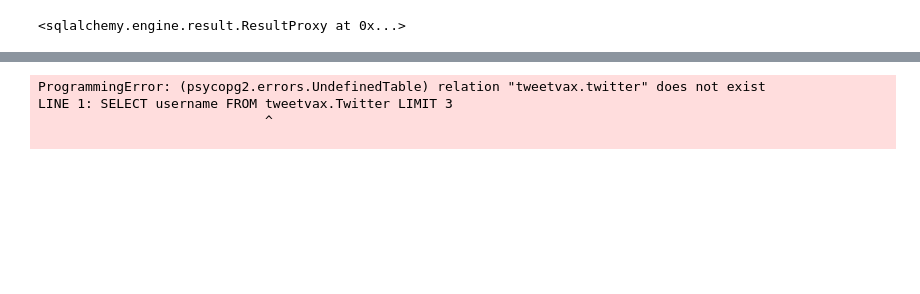
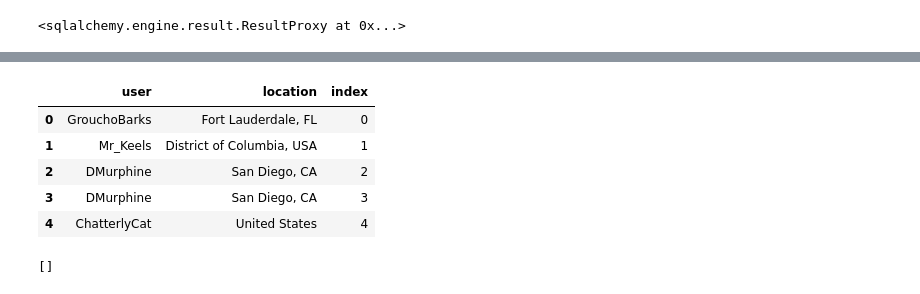
Before and after one commit to smknight3/TwitterVaxxers, a Jupyter notebook: Vaxx.ipynb, the cells around one changed output, grey strips where cells are left out. Cells and saved outputs as stored; diff of their text form; code cells hidden in the pictures; blank space fills up the shorter version.

Commit message:
Add to existing file

```diff
--- a/Vaxx.ipynb
+++ b/Vaxx.ipynb
@@ -354 +393,10 @@ conn.execute(create_tweet_table)
+# %%
+tweet_text3.head()
+# %% [output]
+|  | user | location | index |
+| 0 | GrouchoBarks | Fort Lauderdale, FL | 0 |
+| 1 | Mr_Keels | District of Columbia, USA | 1 |
+| 2 | DMurphine | San Diego, CA | 2 |
+| 3 | DMurphine | San Diego, CA | 3 |
+| 4 | ChatterlyCat | United States | 4 |
 # %%
@@ -356,10 +408,7 @@ tweet_text.to_sql('Twitter',  conn, if_exists = 'append', schema='tweetvax', ind
 # %%
-conn.execute('SELECT username FROM tweetvax.Twitter LIMIT 3').fetchall()
+engine.execute('SELECT * FROM "twittr"').fetchall()
 # %% [output]
-ProgrammingError: (psycopg2.errors.UndefinedTable) relation "tweetvax.twitter" does not exist
-LINE 1: SELECT username FROM tweetvax.Twitter LIMIT 3
-                             ^
-
+[]
 # %%
 tweets = tw.Cursor(api.search,
                            q=new_search,
```
Also changed, not shown: parts of 28 cells of this notebook, 1 other file.
